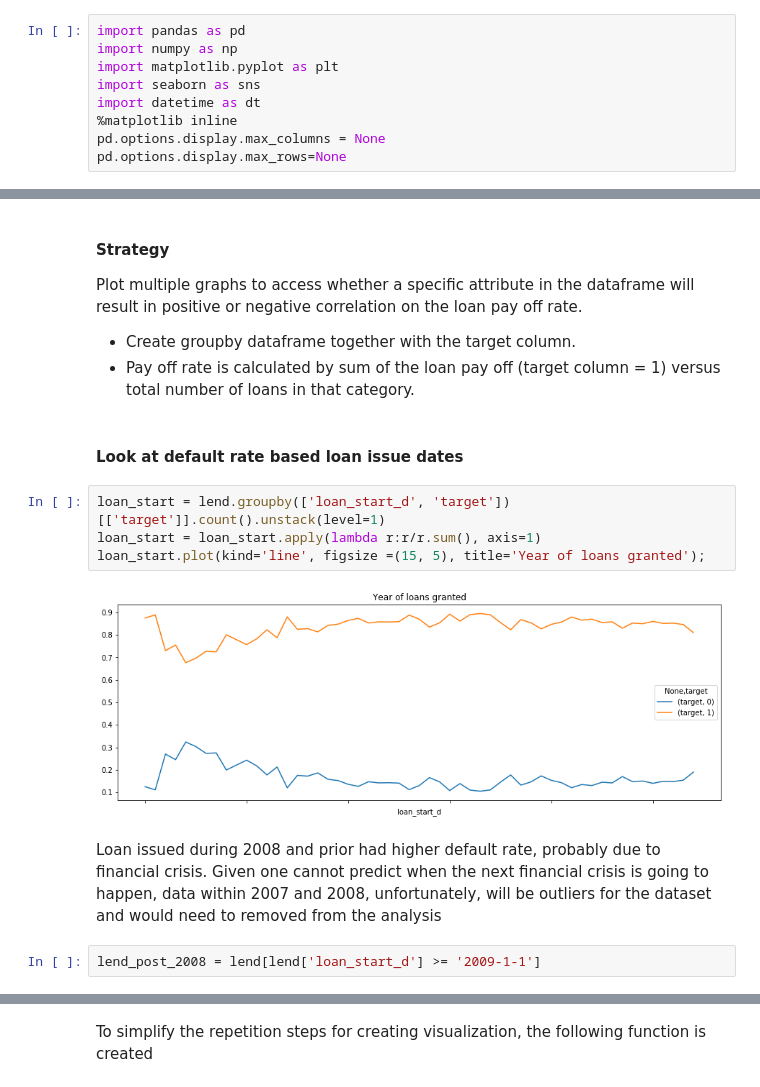
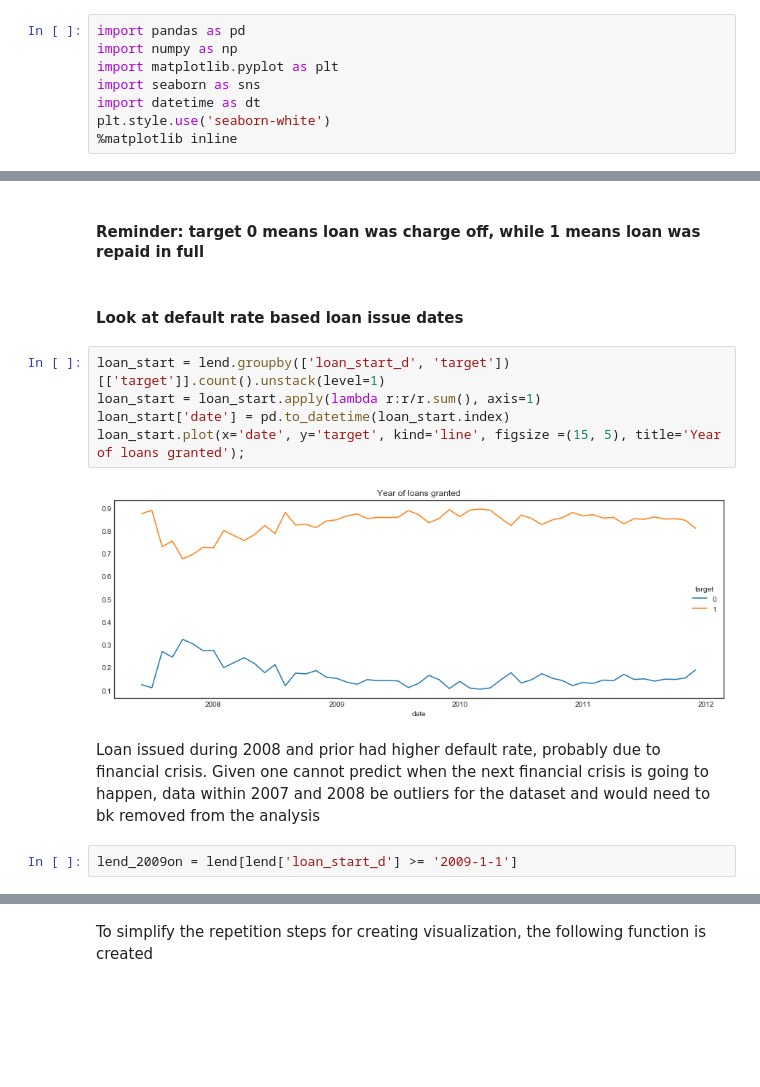
Before and after one commit to sittingman/lending_repayment, a Jupyter notebook: data_exploratory.ipynb, the cells around one changed output, grey strips where cells are left out. Drawn from its saved outputs; the diff is of its cells as text; blank space fills up the shorter version.

```diff
--- a/data_exploratory.ipynb
+++ b/data_exploratory.ipynb
@@ -4,8 +4,7 @@ import numpy as np
 import matplotlib.pyplot as plt
 import seaborn as sns
 import datetime as dt
+plt.style.use('seaborn-white')
 %matplotlib inline
-pd.options.display.max_columns = None
-pd.options.display.max_rows=None
 # %%
 lend = pd.read_csv('data/lending_clean.csv')
@@ -20,18 +37,15 @@ lend.head()
-# %% [markdown]
-#### Strategy
-
-Plot multiple graphs to access whether a specific attribute in the dataframe will result in positive or negative correlation on the loan pay off rate.
- - Create groupby dataframe together with the target column.
- - Pay off rate is calculated by sum of the loan pay off (target column = 1) versus total number of loans in that category.
+# %% [markdown]
+#### Reminder: target 0 means loan was charge off, while 1 means loan was repaid in full
 # %% [markdown]
 #### Look at default rate based loan issue dates
 # %%
 loan_start = lend.groupby(['loan_start_d', 'target'])[['target']].count().unstack(level=1)
 loan_start = loan_start.apply(lambda r:r/r.sum(), axis=1)
-loan_start.plot(kind='line', figsize =(15, 5), title='Year of loans granted');
+loan_start['date'] = pd.to_datetime(loan_start.index)
+loan_start.plot(x='date', y='target', kind='line', figsize =(15, 5), title='Year of loans granted');
 # %% [output]
-[figure, old version]
+[figure, new version]
 # %% [markdown]
-Loan issued during 2008 and prior had higher default rate, probably due to financial crisis. Given one cannot predict when the next financial crisis is going to happen, data within 2007 and 2008, unfortunately, will be outliers for the dataset and would need to removed from the analysis
+Loan issued during 2008 and prior had higher default rate, probably due to financial crisis. Given one cannot predict when the next financial crisis is going to happen, data within 2007 and 2008 be outliers for the dataset and would need to bk removed from the analysis
 # %%
-lend_post_2008 = lend[lend['loan_start_d'] >= '2009-1-1']
+lend_2009on = lend[lend['loan_start_d'] >= '2009-1-1']
```
Also changed, not shown: parts of 15 cells of this notebook, 1 other file.
